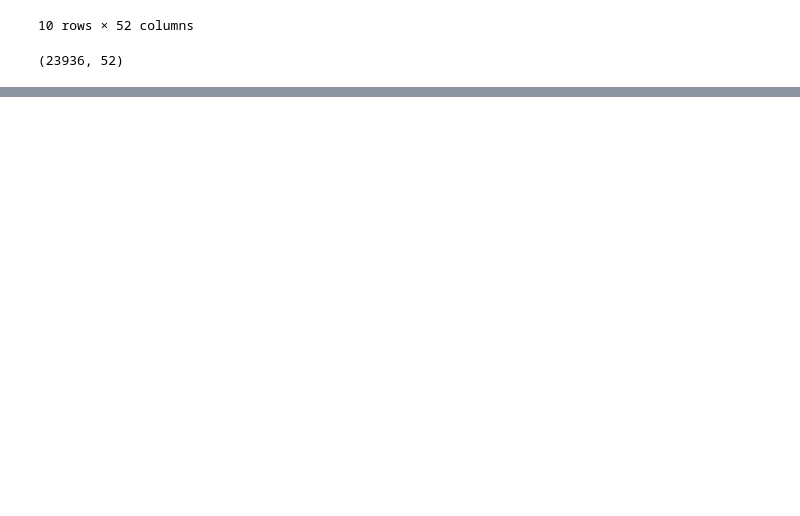
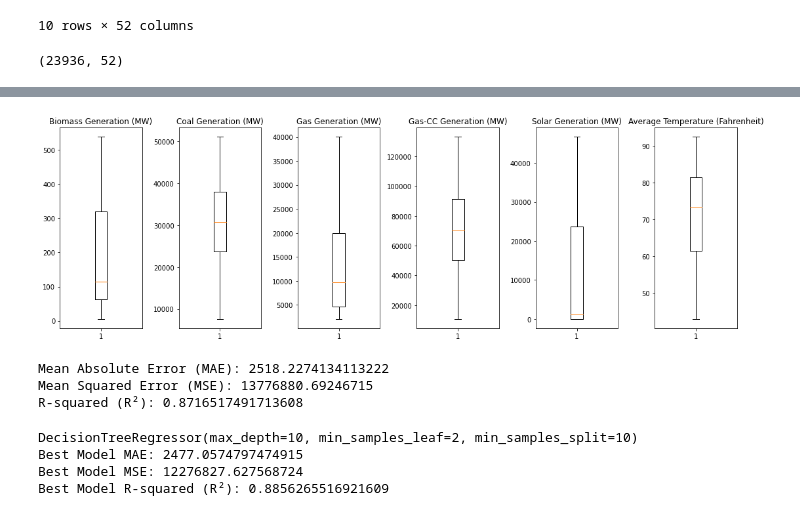
Before and after one commit to Catalan-AI-Studio/energy-demand-prediction, a Jupyter notebook: New_model_dataframe_preparation.ipynb, the cells around one changed output, grey strips where cells are left out. Cells and saved outputs as stored; diff of their text form; code cells hidden in the pictures; blank space fills up the shorter version.

```diff
--- a/New_model_dataframe_preparation.ipynb
+++ b/New_model_dataframe_preparation.ipynb
@@ -550,0 +744,65 @@ merged_df.shape
+# %%
+import scipy.stats as stats
+X['Gas Generation (MW)'] = stats.mstats.winsorize(X['Gas Generation (MW)'], limits=[0.06, 0.06])
+X['Solar Generation (MW)'] = stats.mstats.winsorize(X['Solar Generation (MW)'], limits=[0.05, 0.05])
+X['Average Temperature (Fahrenheit)'] = stats.mstats.winsorize(X['Average Temperature (Fahrenheit)'], limits=[0.05, 0.05])
+# %%
+fig, axes = plt.subplots(nrows=1, ncols=len(features), figsize=(15, 5))
+
+for ax, feature in zip(axes, features):
+    ax.boxplot(X[feature])
+    ax.set_title(f'{feature}')
+
+plt.tight_layout()
+plt.show()
+# %% [output]
+[figure, added]
+# %%
+X_train, X_test, y_train, y_test = train_test_split(X, y, test_size=0.2, random_state=42)
+
+model = DecisionTreeRegressor()
+model.fit(X_train, y_train)
+
+y_pred = model.predict(X_test)
+
+mae = mean_absolute_error(y_test, y_pred)
+mse = mean_squared_error(y_test, y_pred)
+r2 = r2_score(y_test, y_pred)
+
+print(f"Mean Absolute Error (MAE): {mae}")
+print(f"Mean Squared Error (MSE): {mse}")
+print(f"R-squared (R²): {r2}")
+# %% [output]
+Mean Absolute Error (MAE): 2518.2274134113222
+Mean Squared Error (MSE): 13776880.69246715
+R-squared (R²): 0.8716517491713608
+# %%
+from sklearn.model_selection import GridSearchCV
+
+param_grid = {
+    'max_depth': [3, 5, 10, 15],
+    'min_samples_split': [2, 5, 10],
+    'min_samples_leaf': [1, 2, 4],
+}
+
+grid_search = GridSearchCV(estimator=model, param_grid=param_grid, cv=5, n_jobs=-1, scoring='neg_mean_squared_error')
+
+grid_search.fit(X_train, y_train)
+
+best_regressor = grid_search.best_estimator_
+
+y_pred_best = best_regressor.predict(X_test)
+
+mae_best = mean_absolute_error(y_test, y_pred_best)
+mse_best = mean_squared_error(y_test, y_pred_best)
+r2_best = r2_score(y_test, y_pred_best)
+
+print(best_regressor)
+print(f"Best Model MAE: {mae_best}")
+print(f"Best Model MSE: {mse_best}")
+print(f"Best Model R-squared (R²): {r2_best}")
+# %% [output]
+DecisionTreeRegressor(max_depth=10, min_samples_leaf=2, min_samples_split=10)
+Best Model MAE: 2477.0574797474915
+Best Model MSE: 12276827.627568724
+Best Model R-squared (R²): 0.8856265516921609
```
Also changed, not shown: parts of 16 cells of this notebook.
